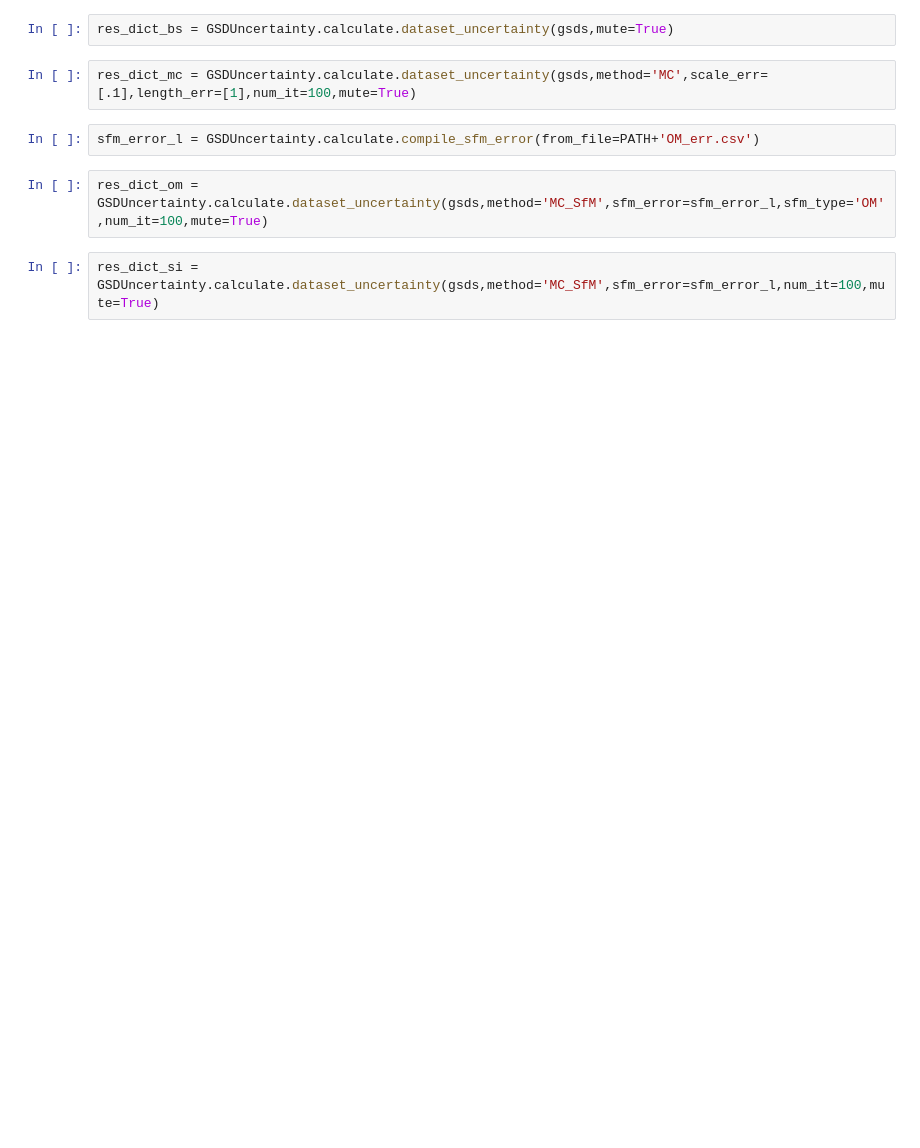
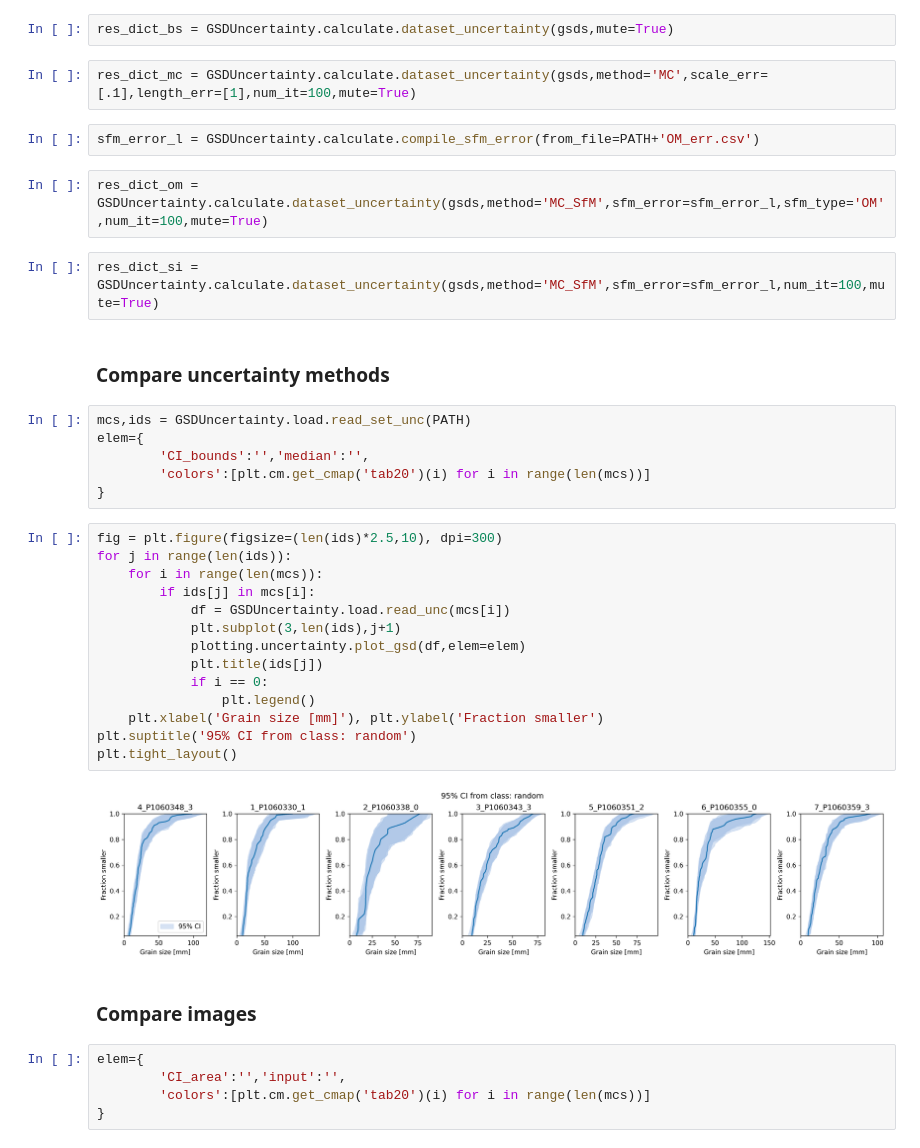
Before and after one commit to dmair1989/imagegrains, a Jupyter notebook: 3_gsd_uncertainty.ipynb, the cells around one changed output. Drawn from its saved outputs; the diff is of its cells as text; blank space fills up the shorter version.

Commit message:
finish notebooks; add plot_gsd

```diff
--- a/3_gsd_uncertainty.ipynb
+++ b/3_gsd_uncertainty.ipynb
@@ -14,3 +19,34 @@ sfm_error_l = GSDUncertainty.calculate.compile_sfm_error(from_file=PATH+'OM_err.
 res_dict_om = GSDUncertainty.calculate.dataset_uncertainty(gsds,method='MC_SfM',sfm_error=sfm_error_l,sfm_type='OM',num_it=100,mute=True)
 # %%
 res_dict_si = GSDUncertainty.calculate.dataset_uncertainty(gsds,method='MC_SfM',sfm_error=sfm_error_l,num_it=100,mute=True)
+# %% [markdown]
+### Compare uncertainty methods
+# %%
+mcs,ids = GSDUncertainty.load.read_set_unc(PATH)
+elem={
+        'CI_bounds':'','median':'',
+        'colors':[plt.cm.get_cmap('tab20')(i) for i in range(len(mcs))]
+}
+# %%
+fig = plt.figure(figsize=(len(ids)*2.5,10), dpi=300)
+for j in range(len(ids)):
+    for i in range(len(mcs)):
+        if ids[j] in mcs[i]:
+            df = GSDUncertainty.load.read_unc(mcs[i])
+            plt.subplot(3,len(ids),j+1)
+            plotting.uncertainty.plot_gsd(df,elem=elem)
+            plt.title(ids[j])
+            if i == 0:
+                plt.legend()
+    plt.xlabel('Grain size [mm]'), plt.ylabel('Fraction smaller')
+plt.suptitle('95% CI from class: random')
+plt.tight_layout()
+# %% [output]
+[figure, added]
+# %% [markdown]
+### Compare images
+# %%
+elem={
+        'CI_area':'','input':'',
+        'colors':[plt.cm.get_cmap('tab20')(i) for i in range(len(mcs))]
+}
```
Also changed, not shown: parts of 3 cells of this notebook, 2 other files.
